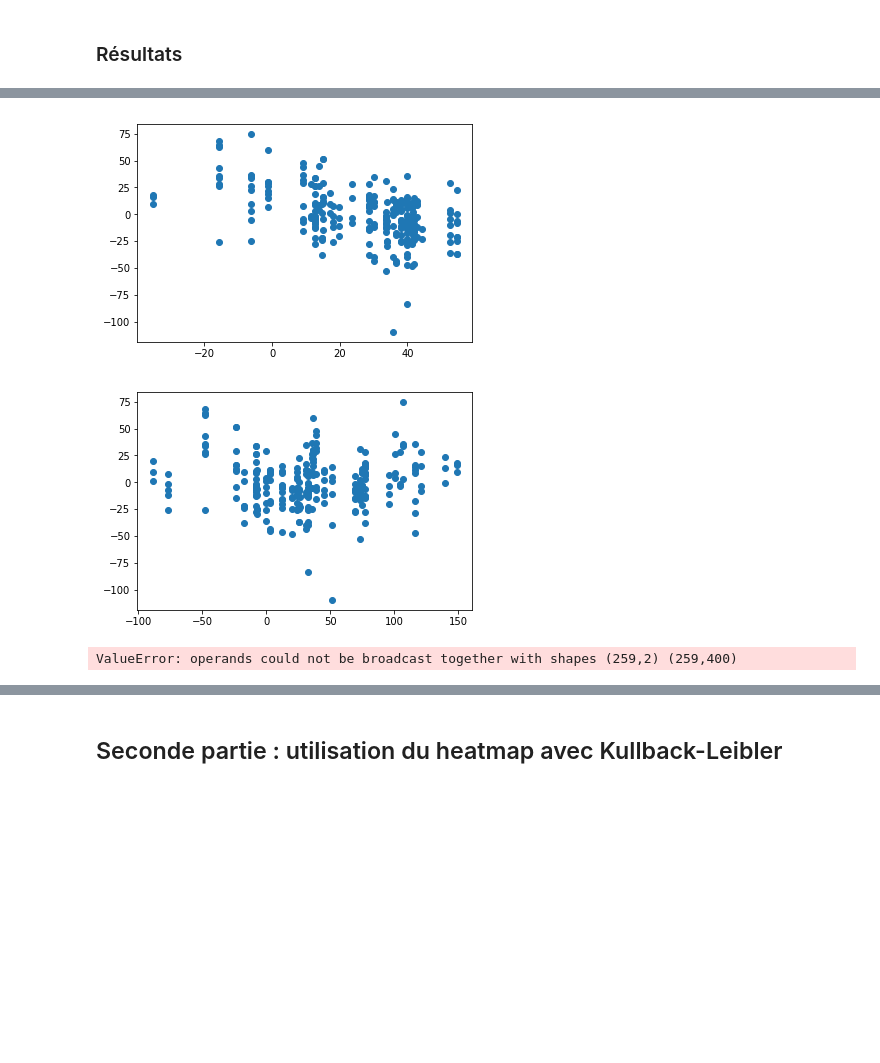
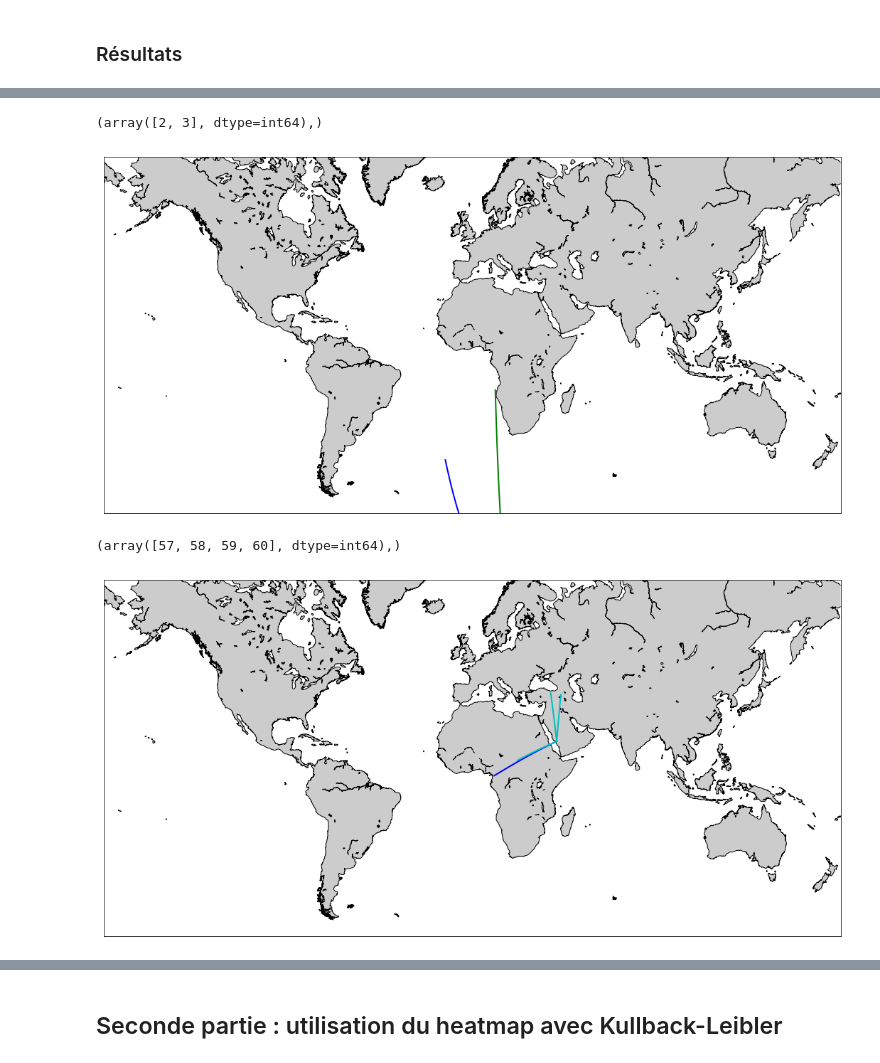
Before and after one commit to SebCoube/SOADML-music-location, a Jupyter notebook: SOADML.ipynb, the cells around one changed output, grey strips where cells are left out. Saved outputs shown, nothing was run; the diff lists cells and outputs as text; code cells hidden in the pictures; blank space fills up the shorter version.

```diff
--- a/SOADML.ipynb
+++ b/SOADML.ipynb
@@ -15,6 +17,11 @@ import matplotlib.pyplot as plt
 ## Première partie : prédiction de latitude et longitude
 # %%
 #création des données
+np.random.seed(1)
 my_data = genfromtxt('default_plus_chromatic_features_1059_tracks.txt', delimiter=',')
-train = my_data[1:800,]
-test = my_data[801:,]
+target = my_data[:,116:]
+my_data = np.unique(my_data, axis =1)
+my_data = np.concatenate((my_data[:,2:], my_data[:, 0:2]), axis = 1)
+train = my_data[1:900,]
+test = my_data[901:,]
+print((my_data))
@@ -119,18 +151,34 @@ plt.show()
-# %%
-#latitude réelle/ erreur de latitude prédite
-plt.scatter(test[:,116] ,errors (optimized_params).transpose()[0,])
-plt.show()
-# %% [output]
-[figure, removed]
-# %%
-#longitude réelle/erreur de latitude prédite
-plt.scatter(test[:,117] ,errors (optimized_params).transpose()[0,])
-plt.show()
-# %% [output]
-[figure, removed]
-# %%
-#longitude réelle/erreur de longitude prédite
-plt.scatter(test[:,117] ,errors (optimized_params).transpose()[1,])
-plt.show()
-# %% [output]
-ValueError: operands could not be broadcast together with shapes (259,2) (259,400)
+# %%
+def gen_color (dist) :
+    return(('c','b','g','y','r','m')[int(6*(dist)/20037)])
+
+
+def plotter(idx) :
+    fig=plt.figure(figsize=(18, 16))
+    ax=fig.add_axes([0.1,0.1,0.8,0.8])
+    m = Basemap(llcrnrlon=-180.,llcrnrlat=-60.,urcrnrlon=180.,urcrnrlat=70.,\
+                rsphere=(6378137.00,6356752.3142),\
+                resolution='l',projection='merc',\
+                lat_0=40.,lon_0=-20.,lat_ts=20.)
+    idx = np.where(test.transpose()[72]==np.unique(test.transpose()[72])[idx])
+    print(idx)
+    for i in idx[0] :
+        col = gen_color(dgc(preds[i, 0], test[i, 72], preds[i, 1], test[i, 73]))
+        m.drawgreatcircle(preds[i, 1],preds[i, 0],test[i, 73],test[i,72],linewidth=2,color=col)
+    m.drawcoastlines()
+    m.fillcontinents()
+    plt.show()
+
+ordre = np.argsort(test.transpose()[72])
+test = test[ordre]
+preds = nn_predict( optimized_params,test[:,:72])
+# %%
+plotter(1)
+# %% [output]
+(array([2, 3], dtype=int64),)
+[figure, added]
+# %%
+plotter(10)
+# %% [output]
+(array([57, 58, 59, 60], dtype=int64),)
+[figure, added]
```
Also changed, not shown: parts of 19 cells of this notebook.
